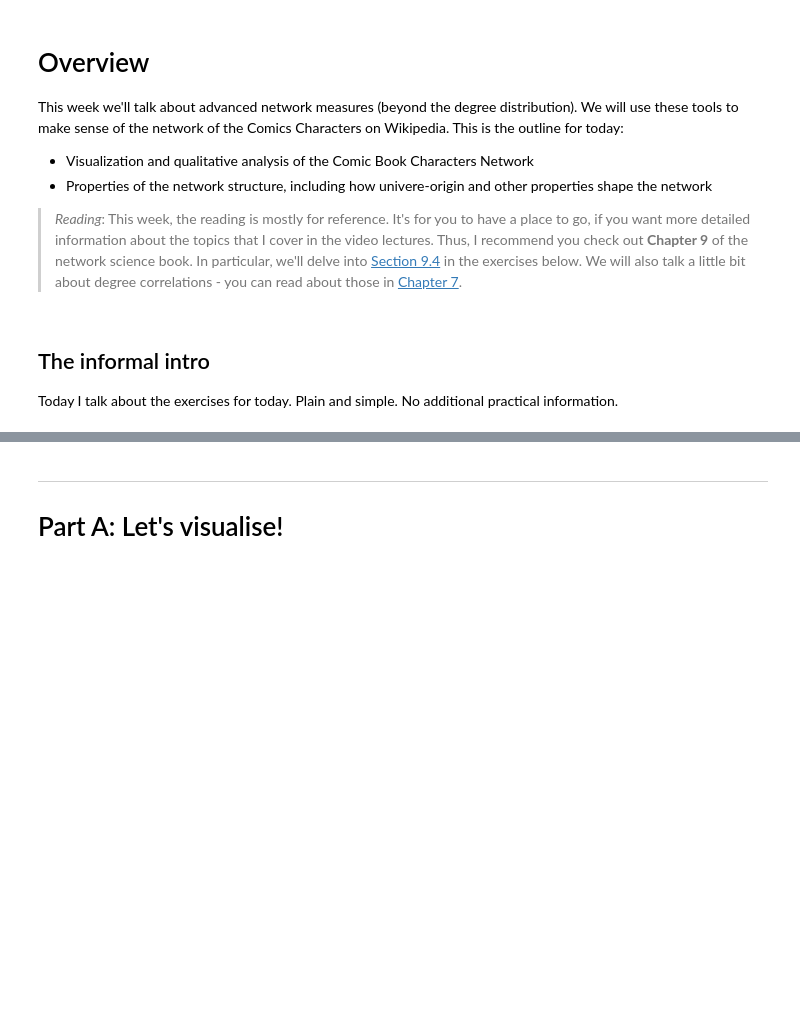
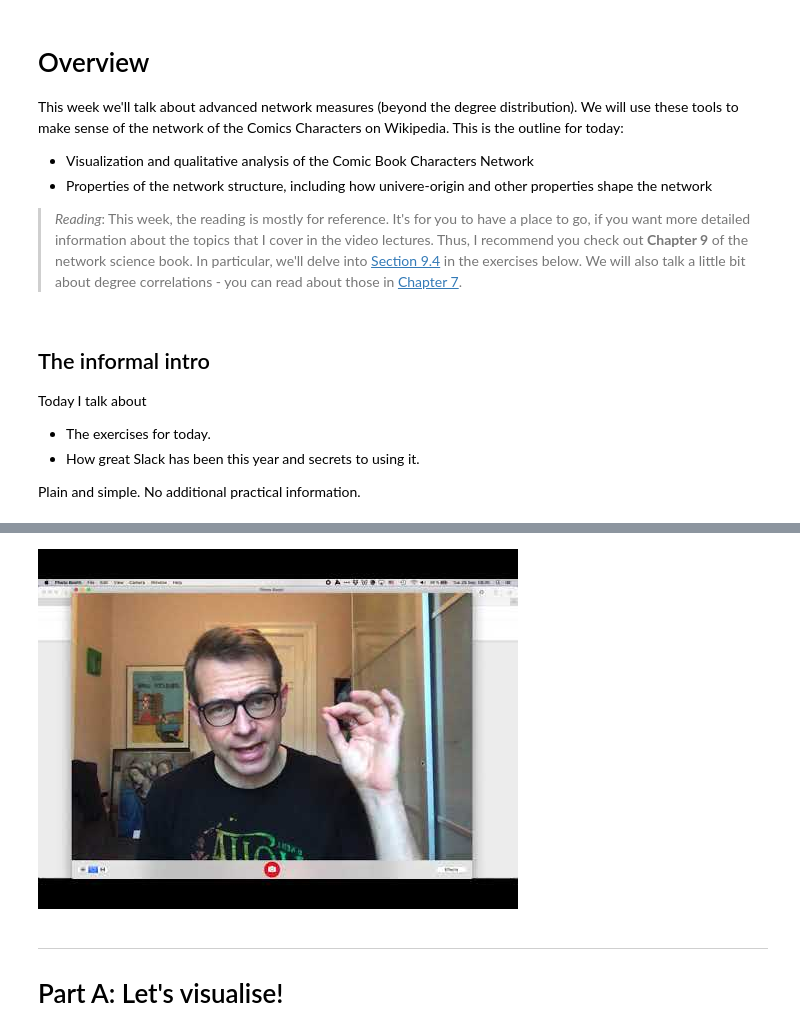
Before and after one commit to SocialComplexityLab/socialgraphs2020, a Jupyter notebook: lectures/Week5.ipynb, the cells around one changed output, grey strips where cells are left out. Saved outputs shown, nothing was run; the diff lists cells and outputs as text; code cells hidden in the pictures; blank space fills up the shorter version.

Commit message:
added video

```diff
--- a/lectures/Week5.ipynb
+++ b/lectures/Week5.ipynb
@@ -11,8 +11,12 @@ This is the outline for today:
 # %% [markdown]
 ## The informal intro
 
-Today I talk about the exercises for today. Plain and simple. No additional practical information.
+Today I talk about
+* The exercises for today.
+* How great Slack has been this year and secrets to using it.
+
+Plain and simple. No additional practical information.
 # %%
 from IPython.display import YouTubeVideo
-YouTubeVideo("[link]",width=800, height=450)
+YouTubeVideo("no0d85VS18w",width=800, height=450)
 # %% [output]
@@ -20,3 +23,4 @@ YouTubeVideo("[link]",width=800, height=450)
+[figure, added]
 # %% [markdown]
 ---
 # Part A: Let's  visualise!
```
Also changed, not shown: parts of 1 cell of this notebook.
